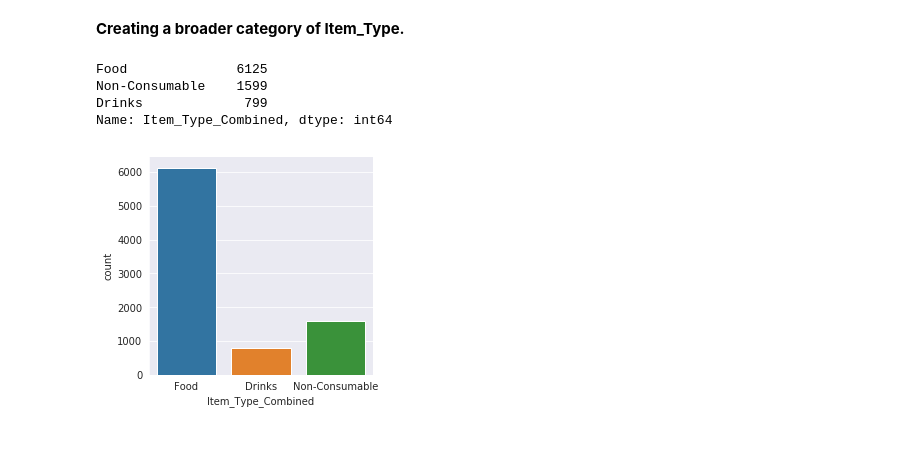
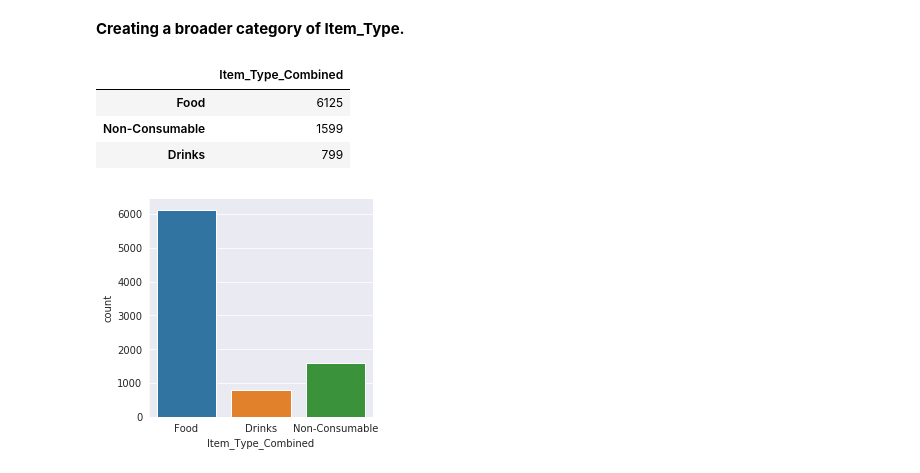
Before and after one commit to Kritika1204/EDA-Reports, a Jupyter notebook: Big_Mart_Sales.ipynb, the cells around one changed output. Drawn from its saved outputs; the diff is of its cells as text; code cells hidden in the pictures; blank space fills up the shorter version.

```diff
--- a/Big_Mart_Sales.ipynb
+++ b/Big_Mart_Sales.ipynb
@@ -367,12 +367,12 @@ df['Item_Type_Combined'] = df['Item_Type_Combined'].map({'FD':'Food',
                                                              'NC':'Non-Consumable',
                                                              'DR':'Drinks'})
 # %%
-df['Item_Type_Combined'].value_counts()
+df['Item_Type_Combined'].value_counts().to_frame()
 # %% [output]
-Food              6125
-Non-Consumable    1599
-Drinks             799
-Name: Item_Type_Combined, dtype: int64
+|  | Item_Type_Combined |
+| Food | 6125 |
+| Non-Consumable | 1599 |
+| Drinks | 799 |
 # %%
 plt.figure(figsize=(4,4))
 sns.countplot(df['Item_Type_Combined'])
```
Also changed, not shown: parts of 3 cells of this notebook.
